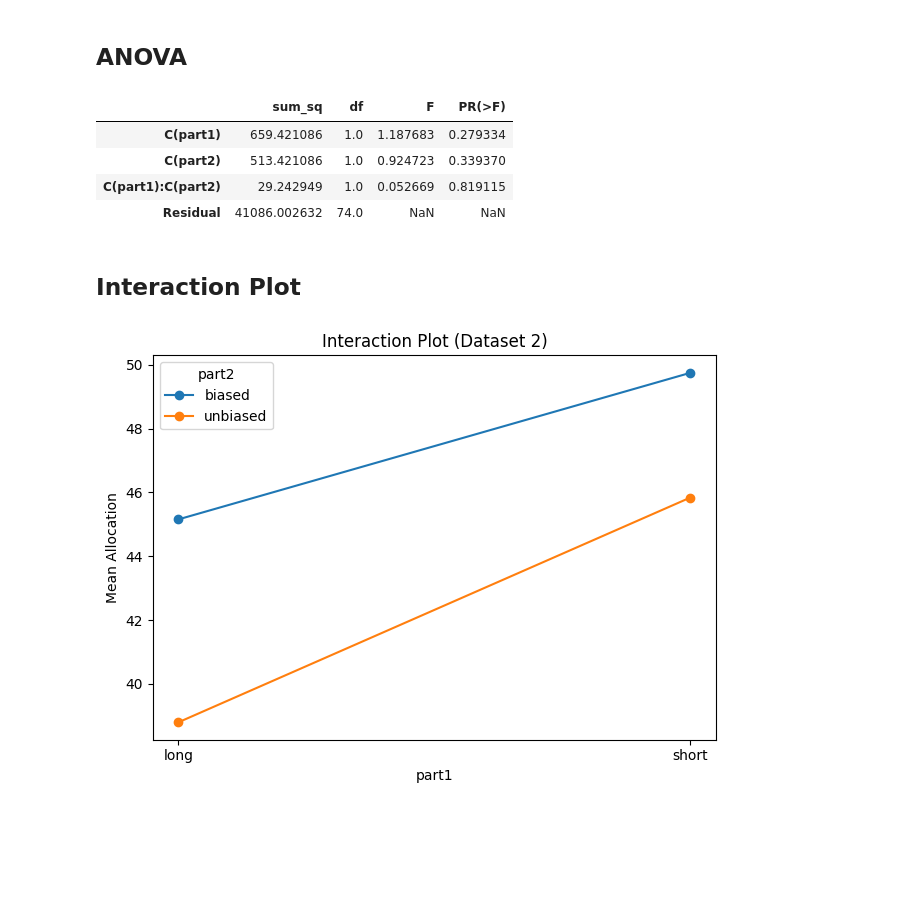
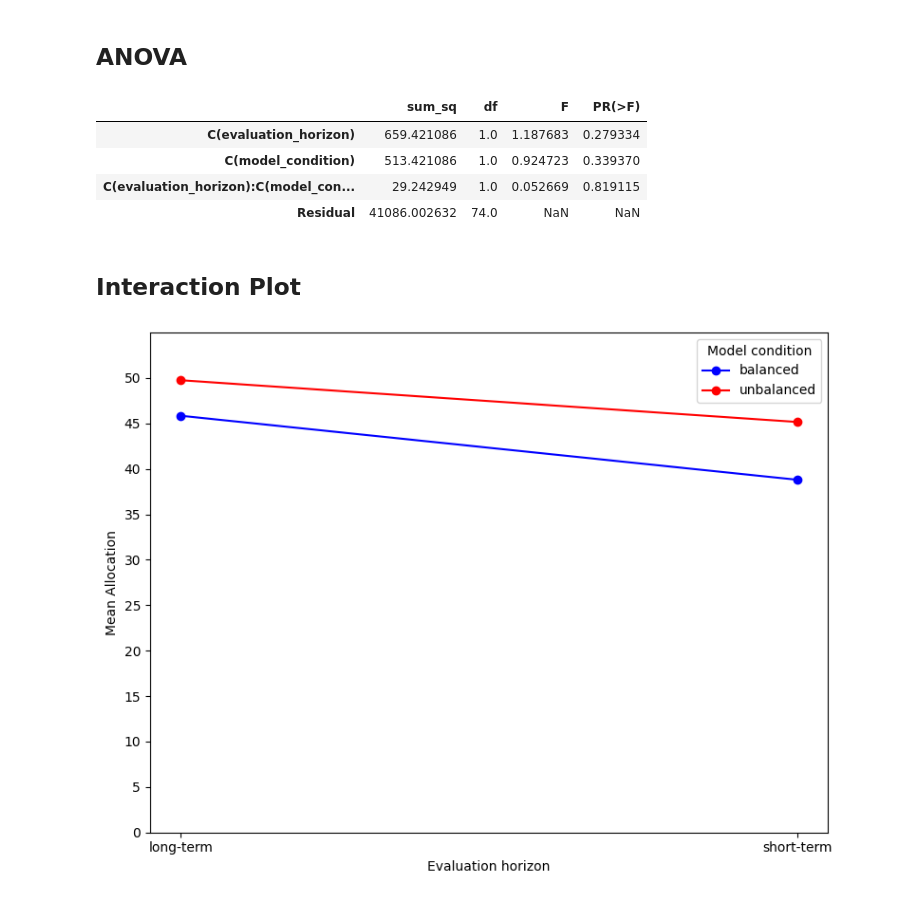
Before and after one commit to FeKapp/bachelorthesis-data-analysis, a Jupyter notebook: anova_analysis.ipynb, the cells around one changed output. Cells and saved outputs as stored; diff of their text form; code cells hidden in the pictures; blank space fills up the shorter version.

Commit message:
feat: condition renaming

```diff
--- a/anova_analysis.ipynb
+++ b/anova_analysis.ipynb
@@ -9,7 +10,7 @@ from statsmodels.formula.api import ols
 # %%
 df_raw = pd.read_csv('data/anova/Supabase Snippet Retrieve Valid Session Allocations (4).csv')
 df = df_raw.drop(['trial_sequence_id', 'session_id'], axis=1)
-df[['part1', 'part2']] = df['scenario_name'].str.split('_', expand=True)
+df[['evaluation_horizon', 'model_condition']] = df['scenario_name'].str.split('_', expand=True)
 df = df.drop('scenario_name', axis=1)
 
 df
@@ -91,20 +92,7 @@ if p ≥ .05 → no evidence of unequal variances
 
 Normality of residuals: Within each group, the distribution of residuald should be approximately normal.
 # %%
-import pandas as pd
-import matplotlib.pyplot as plt
-import statsmodels.api as sm
-from scipy.stats import shapiro
-from statsmodels.formula.api import ols
-
-# 1) load & transform
-df_raw = pd.read_csv('data/anova/Supabase Snippet Retrieve Valid Session Allocations (2).csv')
-df = df_raw.drop(['trial_sequence_id', 'session_id'], axis=1)
-df[['part1', 'part2']] = df['scenario_name'].str.split('_', expand=True)
-df = df.drop('scenario_name', axis=1)
-
-# 2) QQ‑plots & Shapiro–Wilk for each part1×part2 cell
-for (p1, p2), grp in df.groupby(['part1','part2']):
+for (p1, p2), grp in df.groupby(['evaluation_horizon','model_condition']):
     plt.figure()
     sm.qqplot(grp['allocation_fund_a'], line='s', ax=plt.gca())
     plt.title(f'QQ‑plot: {p1}_{p2}')
@@ -129,23 +117,46 @@ if p ≥ .05 → no evidence to say the residuals (or within-group data) deviate
 # %% [markdown]
 ## ANOVA
 # %%
-model = ols('allocation_fund_a ~ C(part1) * C(part2)', data=df).fit()
+model = ols('allocation_fund_a ~ C(evaluation_horizon) * C(model_condition)', data=df).fit()
 anova = sm.stats.anova_lm(model, typ=2)
 
 anova
 # %% [output]
 |  | sum_sq | df | F | PR(>F) |
-| C(part1) | 659.421086 | 1.0 | 1.187683 | 0.279334 |
-| C(part2) | 513.421086 | 1.0 | 0.924723 | 0.339370 |
-| C(part1):C(part2) | 29.242949 | 1.0 | 0.052669 | 0.819115 |
+| C(evaluation_horizon) | 659.421086 | 1.0 | 1.187683 | 0.279334 |
+| C(model_condition) | 513.421086 | 1.0 | 0.924723 | 0.339370 |
+| C(evaluation_horizon):C(model_con... | 29.242949 | 1.0 | 0.052669 | 0.819115 |
 | Residual | 41086.002632 | 74.0 | NaN | NaN |
 # %% [markdown]
 ## Interaction Plot
 # %%
-means = df.groupby(['part1','part2'])['allocation_fund_a'].mean().unstack('part2')
-plt.figure()
-for lvl in means.columns:
-    plt.plot(means.index, means[lvl], marker='o', label=lvl)
-plt.xlabel('part1'); plt.ylabel('Mean Allocation'); plt.title('Interaction Plot (Dataset 2)'); plt.legend(title='part2'); plt.tight_layout(); plt.show()
+import numpy as np
+import matplotlib.pyplot as plt
+
+means = df.groupby(['evaluation_horizon','model_condition'])['allocation_fund_a'].mean().unstack('model_condition')
+
+plt.figure(figsize=(8,6))
+
+# define your two colors
+colors = ['blue', 'red']
+
+# plot, zipping together the column names and your color list
+for lvl, col in zip(means.columns, colors):
+    plt.plot(
+        means.index, means[lvl],
+        marker='o',
+        color=col,
+        label=lvl
+    )
+
+plt.xlabel('Evaluation horizon')
+plt.ylabel('Mean Allocation')
+
+plt.ylim(0, 55)
+plt.yticks(np.arange(0, 51, 5))
+
+plt.legend(title='Model condition')
+plt.tight_layout()
+plt.show()
 # %% [output]
-[figure, old version]
+[figure, new version]
```
Also changed, not shown: parts of 7 cells of this notebook, 2 other files.
